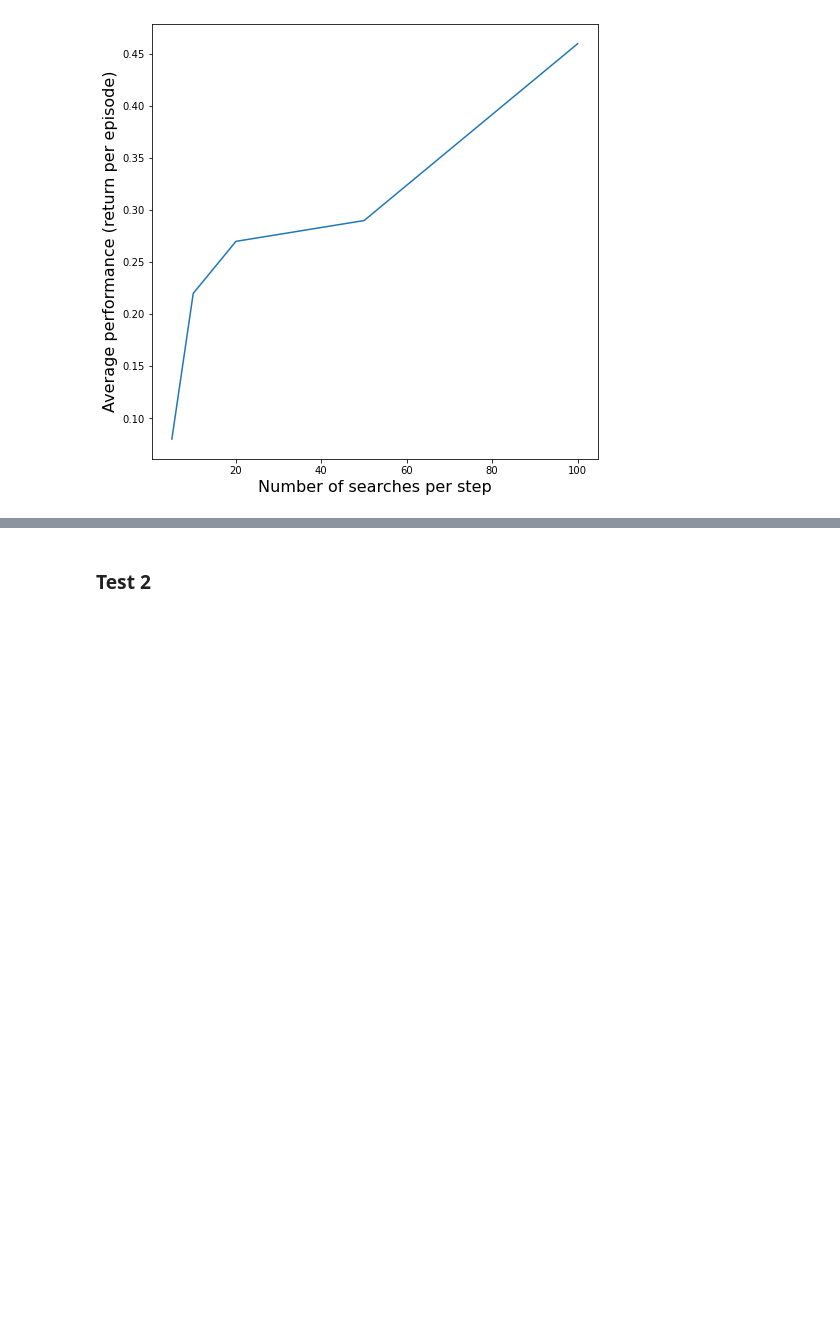
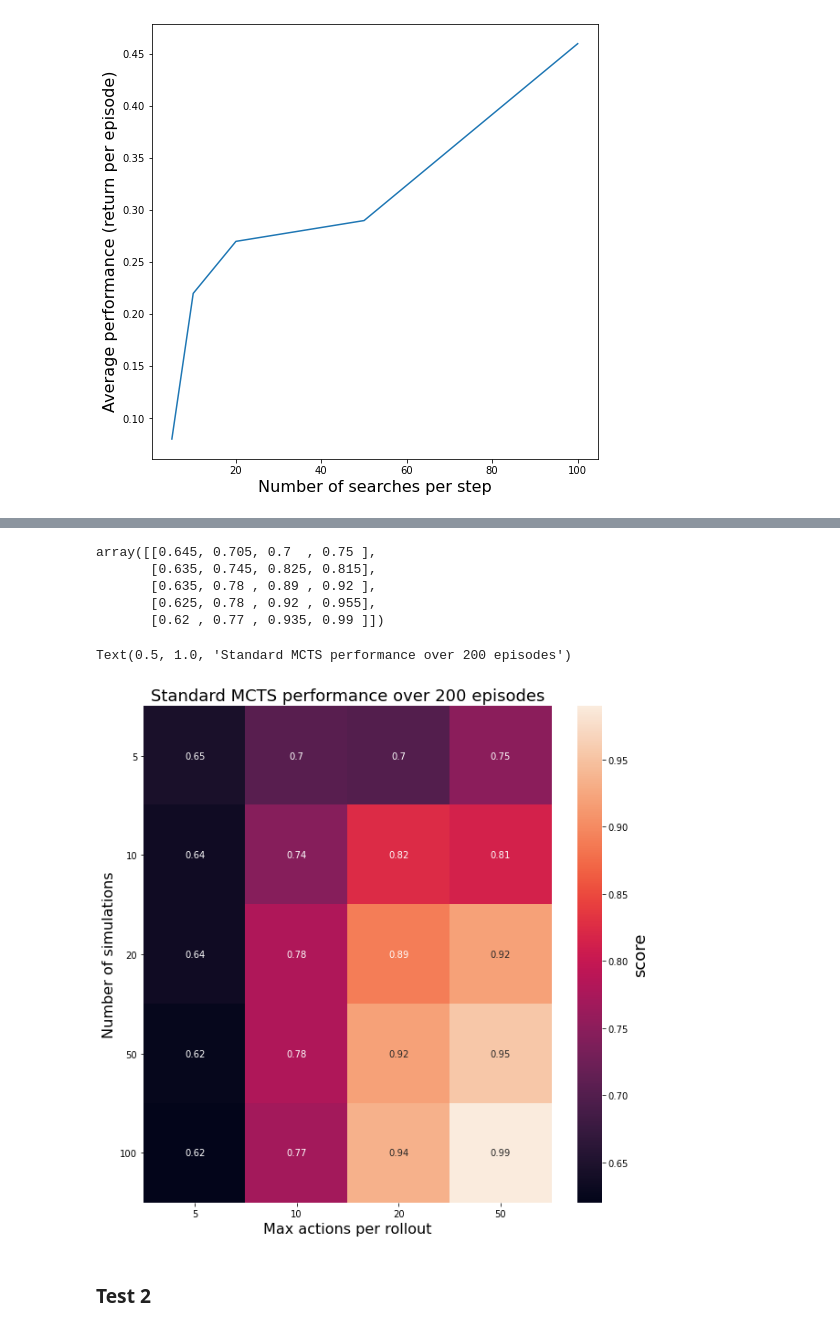
Before and after one commit to nicoladainese96/textMBRL, a Jupyter notebook: MCTS_train_and_test.ipynb, the cells around one changed output, grey strips where cells are left out. Drawn from its saved outputs; the diff is of its cells as text; code cells hidden in the pictures; blank space fills up the shorter version.

```diff
--- a/MCTS_train_and_test.ipynb
+++ b/MCTS_train_and_test.ipynb
@@ -708,0 +680,11 @@ plt.show()
+# %%
+ucb_C = 1.0
+discount = 0.997
+episode_length = 32
+device = mcts.device
+
+flags = utils.Flags(env="rtfm:groups_simple_stationary-v0")
+gym_env = utils.create_env(flags)
+featurizer = X.Render()
+game_simulator = mcts.FullTrueSimulator(gym_env, featurizer)
+value_net = mcts.ValueMLP(gym_env).to(device) # doesn't really matter
@@ -708,0 +738,4 @@ plt.show()
+# %%
+benchmark = torch.load("./save_dir/MCTS_benchmark")
+# %%
+results = benchmark["results"]
@@ -708,0 +765,38 @@ plt.show()
+# %%
+keys = list(sorted(results))
+values = []
+for k in keys:
+    values.append(results[k])
+values = np.array(values).reshape((len(num_simulations),len(actions)))
+values
+# %% [output]
+array([[0.645, 0.705, 0.7  , 0.75 ],
+       [0.635, 0.745, 0.825, 0.815],
+       [0.635, 0.78 , 0.89 , 0.92 ],
+       [0.625, 0.78 , 0.92 , 0.955],
+       [0.62 , 0.77 , 0.935, 0.99 ]])
+# %%
+import seaborn as sns
+fig = plt.figure(figsize=(10,10))
+ax = plt.gca()
+sns.heatmap(values,
+            vmin = values.min(),
+            vmax = values.max(),
+            ax = ax,
+            annot = True,
+            cbar_kws = {'label' : 'score'})
+
+N_index = ['%d'%n for n in num_simulations]
+ax.set_yticklabels(N_index, rotation = 0)
+ax.set_ylabel('Number of simulations', fontsize = 16)
+ax.figure.axes[-1].yaxis.label.set_size(18)
+
+A_index = ['%d'%a for a in actions]
+ax.set_xticklabels(A_index, rotation = 0)
+ax.set_xlabel('Max actions per rollout', fontsize = 16)
+
+
+ax.set_title("Standard MCTS performance over %d episodes"%test_episodes, fontsize = 18)
+# %% [output]
+Text(0.5, 1.0, 'Standard MCTS performance over 200 episodes')
+[figure, added]
```
Also changed, not shown: parts of 13 cells of this notebook, 27 other files.
